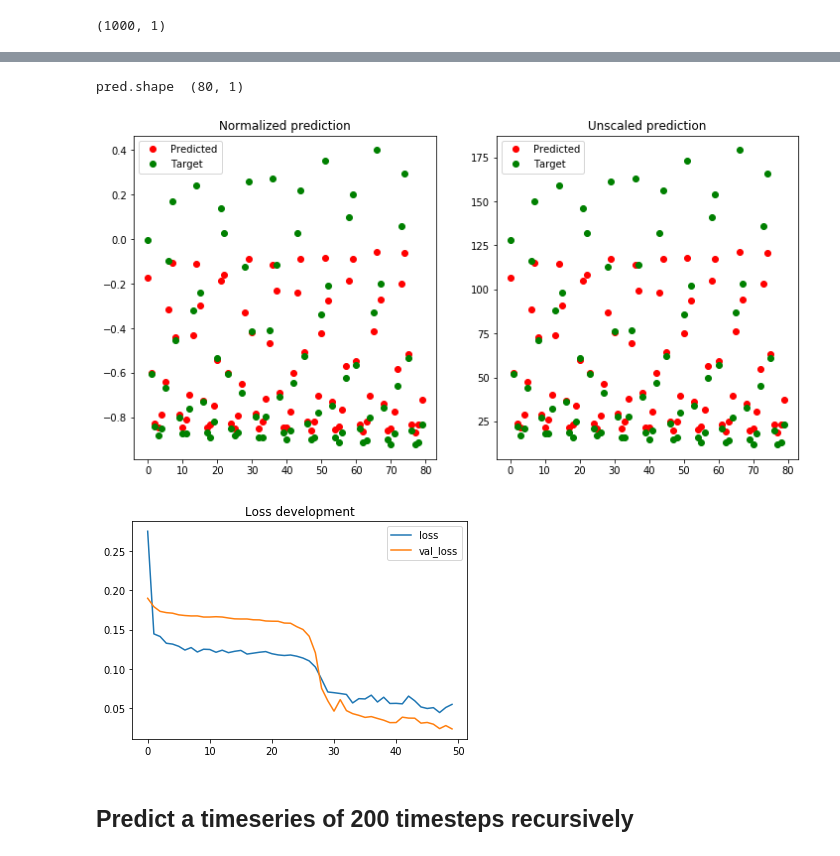
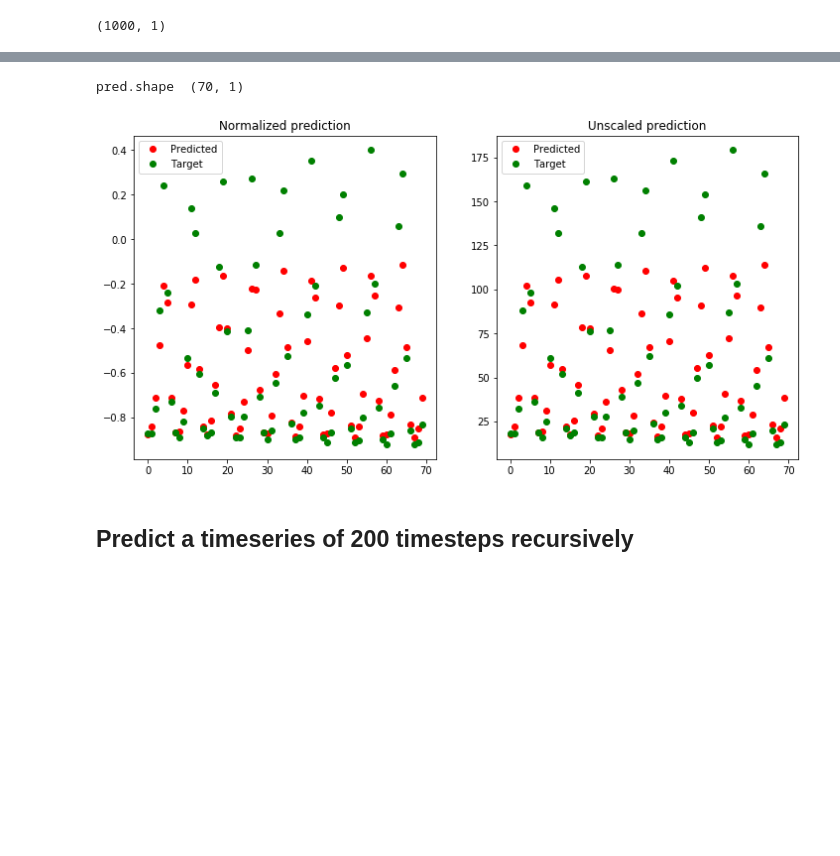
Before and after one commit to HansBambel/DeepLearning2019, a Jupyter notebook: Assignment2/timeseriesPrediction.ipynb, the cells around one changed output, grey strips where cells are left out. Saved outputs shown, nothing was run; the diff lists cells and outputs as text; code cells hidden in the pictures; blank space fills up the shorter version.

```diff
--- a/Assignment2/timeseriesPrediction.ipynb
+++ b/Assignment2/timeseriesPrediction.ipynb
@@ -61,12 +38,15 @@ def load_model():
 # %%
-inputsize = 200
+inputsize = 300
+
+def root_mean_squared_error(y_true, y_pred):
+        return K.sqrt(K.mean(K.square(y_pred - y_true)))
 
 def get_model():
     model = keras.Sequential()
     model.add(LSTM(16, return_sequences=True, input_shape=(trainX.shape[1], 1), dropout=0.2, recurrent_dropout=0.2))
     model.add(LSTM(8, return_sequences=False, dropout=0.2, recurrent_dropout=0.2))
     model.add(Dense(1, activation='tanh'))
-    model.compile(loss='mean_squared_error',
+    model.compile(loss=root_mean_squared_error,
               optimizer='adam',
               metrics=['accuracy'])
     return model
@@ -92,15 +72,15 @@ print("trainY.shape", trainY.shape)
 print("testX.shape", testX.shape)
 print("testY.shape", testY.shape)
 
-# Create model
-model = get_model()
-# Train it
-history = model.fit(trainX, trainY, epochs=50, validation_data=(testX, testY), verbose=2, shuffle=True)
-# Save it
-model_json = model.to_json()
-with open("model.json", "w") as json_file:
-    json_file.write(model_json)
-    # serialize weights to HDF5
-    model.save_weights("model.h5")
-    print("Saved model")
+loadModel = True
+
+if loadModel:
+    model = keras.models.load_model("model.h5")
+else:
+    # Create model
+    model = get_model()
+    # Train it
+    history = model.fit(trainX, trainY, epochs=30, validation_data=(testX, testY), verbose=2, shuffle=True)
+    # Save it
+    model.save("model.h5")
 # %% [output]
@@ -120,34 +102,32 @@ KeyboardInterrupt:
 # %%
-# model = load_model()
-
 pred = model.predict(testX)
 pred_unscaled = scaler.inverse_transform(pred)
 testY_unscaled = scaler.inverse_transform(testY)
 print("pred.shape ", pred.shape)
 
 plt.figure(figsize=(12,6))
 plt.subplot(121)
 plt.title('Normalized prediction')
 plt.plot(pred, 'o', c='r', label="Predicted")
 plt.plot(testY, 'o', c='g', label="Target")
 plt.legend()
 
 plt.subplot(122)
 plt.title('Unscaled prediction')
 plt.plot(pred_unscaled, 'o', c='r', label="Predicted")
 plt.plot(testY_unscaled, 'o', c='g', label="Target")
 plt.legend()
 plt.show()
 
-plt.title('Loss development')
-plt.plot(history.history['loss'], label='loss')
-plt.plot(history.history['val_loss'], label='val_loss')
-plt.legend()
-plt.show()
+if not loadModel:
+    plt.title('Loss development')
+    plt.plot(history.history['loss'], label='loss')
+    plt.plot(history.history['val_loss'], label='val_loss')
+    plt.legend()
+    plt.show()
 # %% [output]
-pred.shape  (80, 1)
+pred.shape  (70, 1)
-[figure, old version]
+[figure, new version]
-[figure, removed]
 # %% [markdown]
 ## Predict a timeseries of 200 timesteps recursively
 # %%
```
Also changed, not shown: parts of 9 cells of this notebook.
